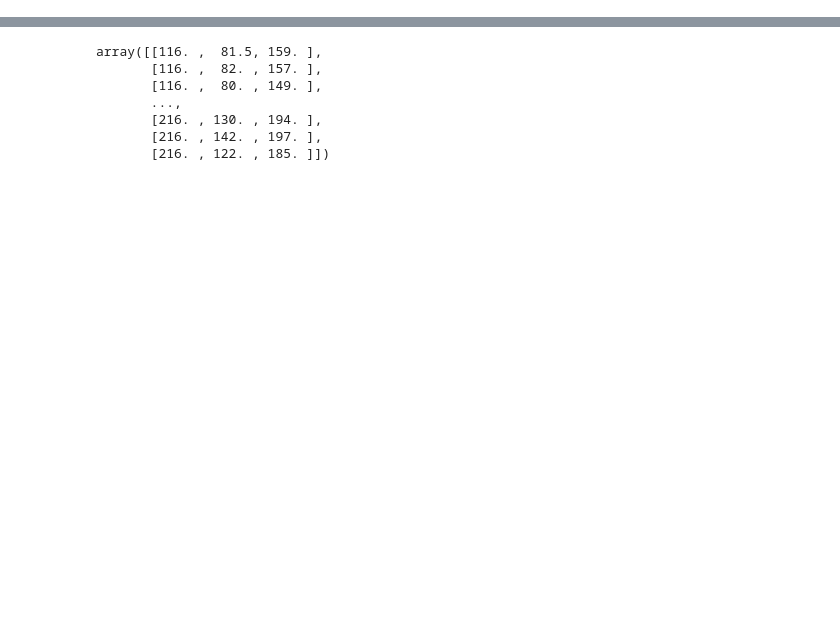
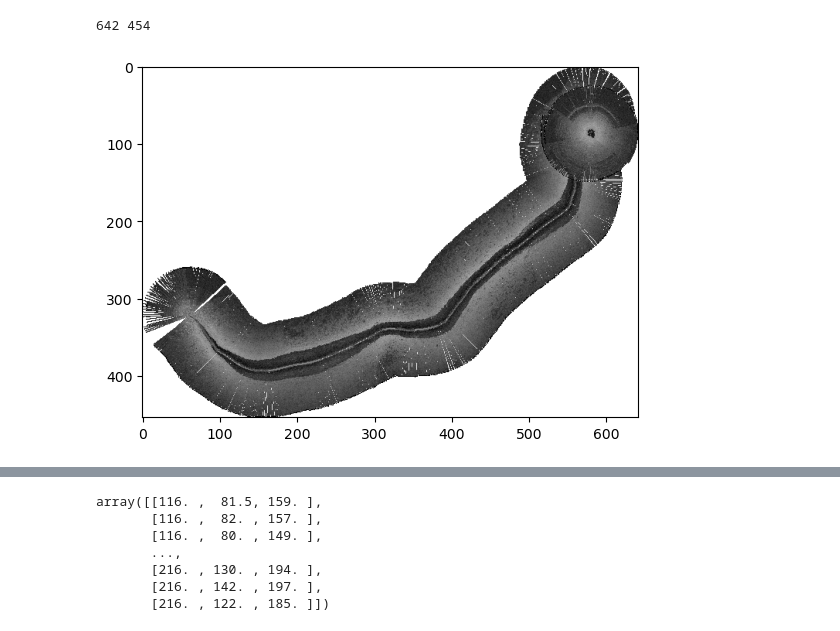
Before and after one commit to louisfacun/lowrance-sonar-data-explorer, a Jupyter notebook: run_sonarlight.ipynb, the cells around one changed output, grey strips where cells are left out. Cells and saved outputs as stored; diff of their text form; code cells hidden in the pictures; blank space fills up the shorter version.

```diff
--- a/run_sonarlight.ipynb
+++ b/run_sonarlight.ipynb
@@ -34,0 +94,44 @@ plt.scatter(mosaic.x[::10],
+# %%
+# Determine the width and height of the image from scaled by resolution
+min_x_scaled = np.min(sidescan_x_scaled)
+max_x_scaled = np.max(sidescan_x_scaled)
+min_y_scaled = np.min(sidescan_y_scaled)
+max_y_scaled = np.max(sidescan_y_scaled)
+
+width = max_x_scaled - min_x_scaled
+height = max_y_scaled - min_y_scaled
+
+print(width, height)
+# %% [output]
+642 454
+# %%
+# Clip coordinates to ensure they are within the bounds of the image
+# Because pixel coordinates starts at 0
+sidescan_x_scaled = np.clip(sidescan_x_scaled, 0, width - 1)
+sidescan_y_scaled = np.clip(sidescan_y_scaled, 0, height - 1)
+# %%
+# Create a transparent RGBA image using Pillow
+# We want transparent images.
+image_data = np.zeros((height, width, 4), dtype=np.uint8)
+
+# Assign pixel values
+image_data[sidescan_y_scaled, sidescan_x_scaled, 0] = sidescan_z  # Red channel
+image_data[sidescan_y_scaled, sidescan_x_scaled, 1] = sidescan_z  # Green channel
+image_data[sidescan_y_scaled, sidescan_x_scaled, 2] = sidescan_z  # Blue channel
+image_data[sidescan_y_scaled, sidescan_x_scaled, 3] = 255  # Alpha channel (fully opaque)
+
+# since x y coordinate are actually starts bottom left, while image application of pixel coordinates starts from top left, we fix the orientation
+image_data = np.flipud(image_data)
+
+# Create a Pillow image from the NumPy array
+image = Image.fromarray(image_data, 'RGBA')
+
+# Save the image as PNG with transparency
+image_path = "sidescan.png"
+image.save(image_path, "PNG")
+
+# Plot the image
+plt.imshow(image)
+plt.show()
+# %% [output]
+[figure, added]
```
Also changed, not shown: parts of 29 cells of this notebook.
